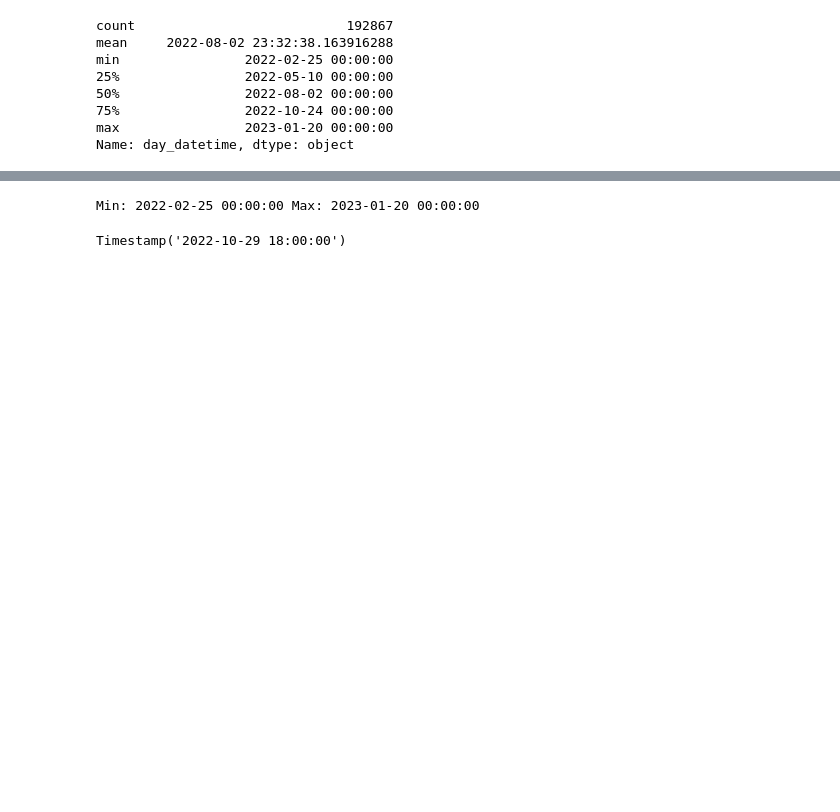
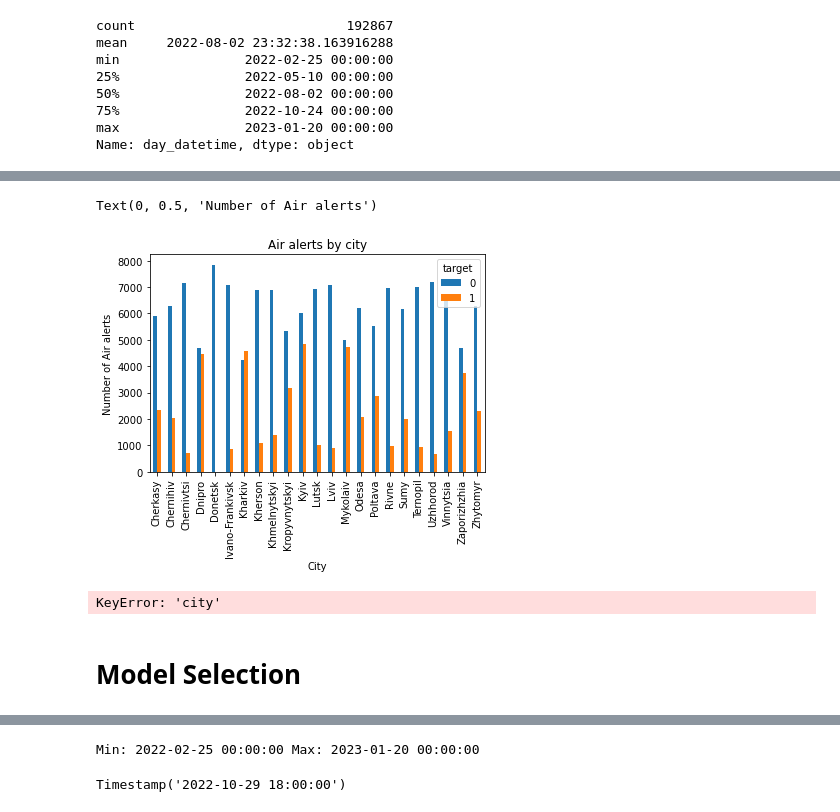
Before and after one commit to tmyroniuk/Naukma_api_project, a Jupyter notebook: 5. Model Training.ipynb, the cells around one changed output, grey strips where cells are left out. Cells and saved outputs as stored; diff of their text form; code cells hidden in the pictures; blank space fills up the shorter version.

```diff
--- a/5. Model Training.ipynb
+++ b/5. Model Training.ipynb
@@ -100,0 +161,20 @@ exclude_list = ['city_resolvedAddress', 'target']
+# %%
+#%matplotlib inline
+pd.crosstab(dataset['city'], dataset['target']).plot(kind='bar')
+plt.rcParams["figure.figsize"] = [15, 5]
+plt.title('Air alerts by city')
+plt.xlabel('City')
+plt.ylabel('Number of Air alerts')
+# %% [output]
+Text(0, 0.5, 'Number of Air alerts')
+[figure, added]
+# %%
+# Create id column for each unique city
+cities = dataset['city'].unique()
+city_dict = {cities[i]: i+1 for i in range(len(cities))}
+dataset['city_id'] = dataset['city'].map(city_dict)
+dataset.drop('city', axis=1, inplace=True)
+# %% [output]
+KeyError: 'city'
+# %% [markdown]
+# Model Selection
```
Also changed, not shown: parts of 33 cells of this notebook.
